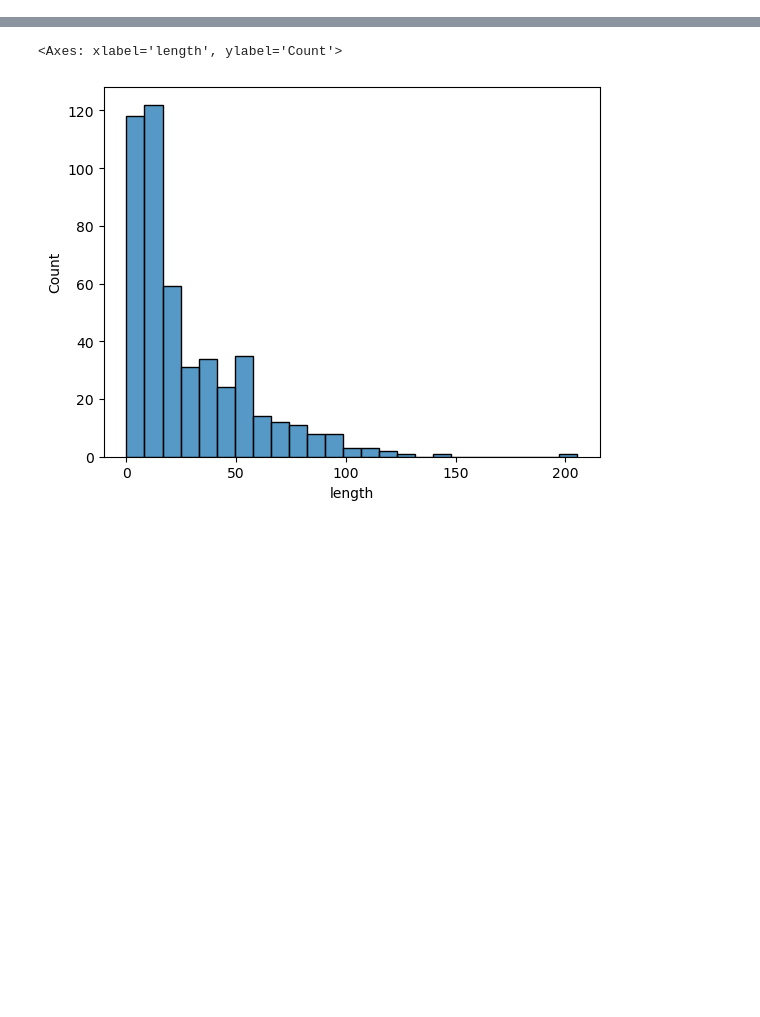
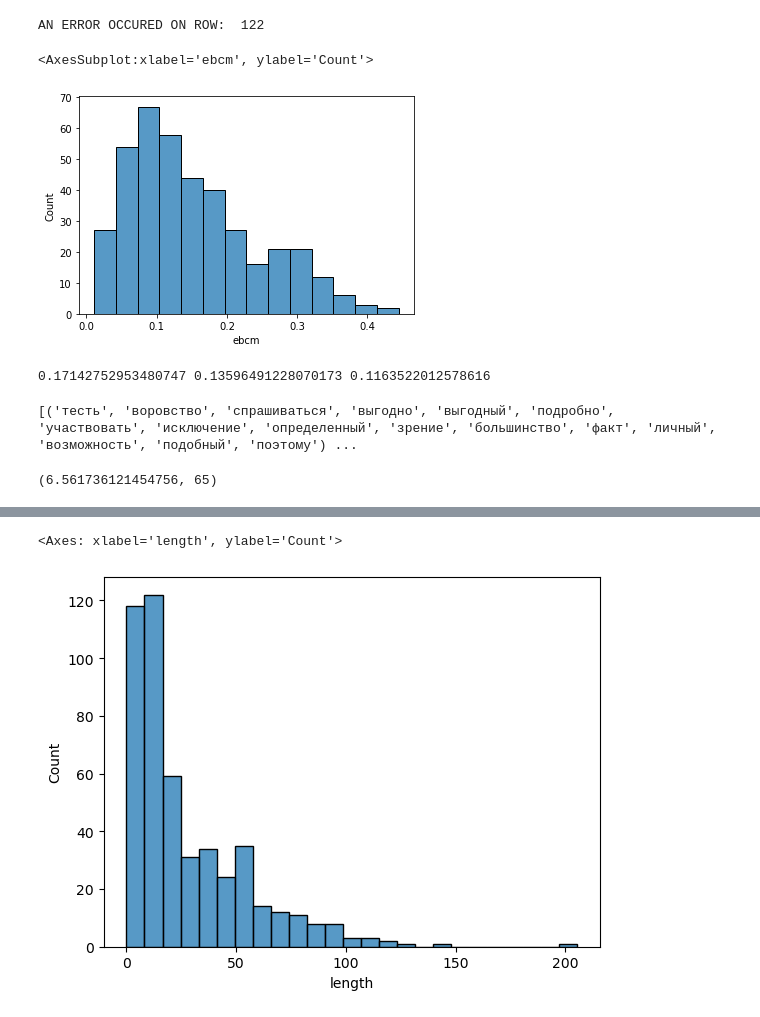
Before and after one commit to BorovTech/He_who_laughs_last, a Jupyter notebook: Complex_networks/test.ipynb, the cells around one changed output, grey strips where cells are left out. Drawn from its saved outputs; the diff is of its cells as text; code cells hidden in the pictures; blank space fills up the shorter version.

```diff
--- a/Complex_networks/test.ipynb
+++ b/Complex_networks/test.ipynb
@@ -36,7 +36,7 @@ def get_shortest_path_length(graph: nx.classes.graph.Graph, graph_embed: Graph,
     path_num = 0
     for i in range(1, len(sp_list)):
         path_num += euclid_distance(graph_embed, sp_list[i], sp_list[i-1])
-    return path_num, len(sp_list)
+    return path_num, len(sp_list), sp_list
 # %%
 def parse(x: str) -> str:
     """
@@ -71,0 +71,41 @@ df.head()
+# %%
+for i, row in tqdm(df.iterrows()):
+    if (0 < i < 400) and (row['lemmatized'] != "['nan']"):
+        try:
+            joke = parse(row["lemmatized"])
+            _, _, list_for_subgraph = get_shortest_path_length(graph, graph_embed, joke)
+            subgraph = graph.subgraph(list_for_subgraph)
+
+            temp_dict = nx.closeness_centrality(subgraph)
+            CCM = 0
+            for k, v in temp_dict.items():
+                CCM += v
+            CCM /= len(temp_dict.keys())
+
+            temp_dict = nx.betweenness_centrality(subgraph)
+            BCM = 0
+            for k, v in temp_dict.items():
+                BCM += v
+            BCM /= len(temp_dict.keys())
+
+            temp_dict = nx.edge_betweenness_centrality(subgraph)
+            eBCM = 0
+            for k, v in temp_dict.items():
+                eBCM += v
+            eBCM /= len(temp_dict.keys())
+
+            ids.append(i)
+            arr_ccm.append(CCM)
+            arr_bcm.append(BCM)
+            arr_ebcm.append(eBCM)
+        except:
+            print("AN ERROR OCCURED ON ROW: ", i)
+# %% [output]
+AN ERROR OCCURED ON ROW:  122
+# %%
+temp_df = pd.DataFrame({
+    "id": ids,
+    "ccm": arr_ccm,
+    "bcm": arr_bcm,
+    "ebcm": arr_ebcm
+})
@@ -71,0 +116,31 @@ df.head()
+# %%
+sns.histplot(temp_df["ebcm"])
+# %% [output]
+<AxesSubplot:xlabel='ebcm', ylabel='Count'>
+[figure, added]
+# %%
+joke = "косметика одинаково полезный особенно вредный здоровье помада рубашка"
+_, _, list_for_subgraph = get_shortest_path_length(graph, graph_embed, joke)
+subgraph = graph.subgraph(list_for_subgraph)
+
+temp_dict = nx.closeness_centrality(subgraph)
+CCM = 0
+for k, v in temp_dict.items():
+    CCM += v
+CCM /= len(temp_dict.keys())
+
+temp_dict = nx.betweenness_centrality(subgraph)
+BCM = 0
+for k, v in temp_dict.items():
+    BCM += v
+BCM /= len(temp_dict.keys())
+
+temp_dict = nx.edge_betweenness_centrality(subgraph)
+eBCM = 0
+for k, v in temp_dict.items():
+    eBCM += v
+eBCM /= len(temp_dict.keys())
+
+print(CCM, BCM, eBCM)
+# %% [output]
+0.17142752953480747 0.13596491228070173 0.1163522012578616
@@ -72,3 +153,9 @@ df.head()
+# %%
+joke = "косметика одинаково полезный особенно вредный здоровье помада рубашка"
+get_shortest_path_length(graph, graph_embed, joke)
+# %% [output]
+[('тесть', 'воровство', 'спрашиваться', 'выгодно', 'выгодный', 'подробно', 'участвовать', 'исключение', 'определенный', 'зрение', 'большинство', 'факт', 'личный', 'возможность', 'подобный', 'поэтому') ...
+(6.561736121454756, 65)
 # %%
 id = []
 length = []
```
Also changed, not shown: parts of 10 cells of this notebook, 2 other files.
